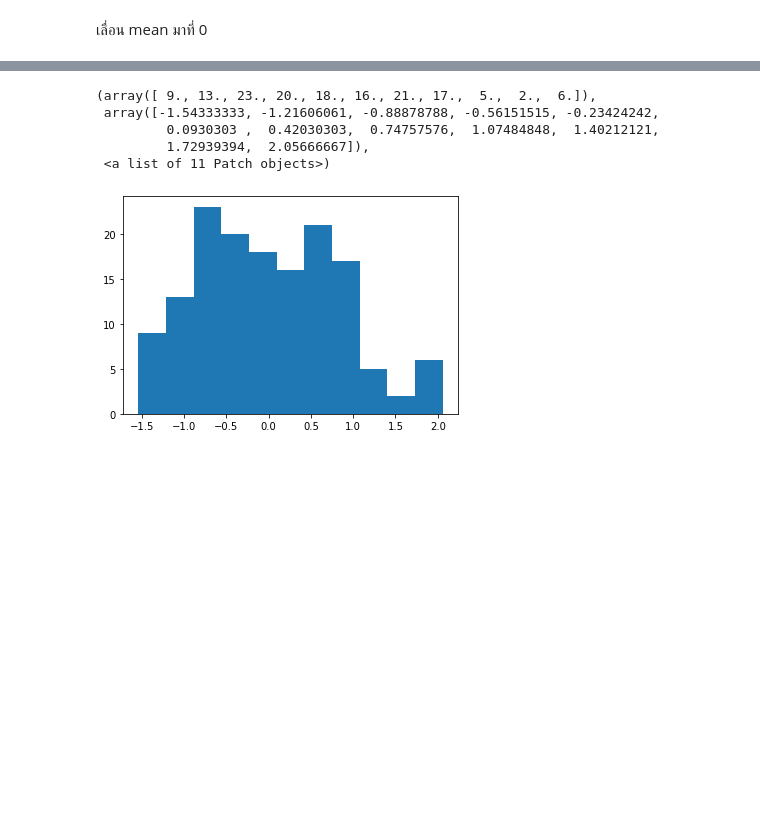
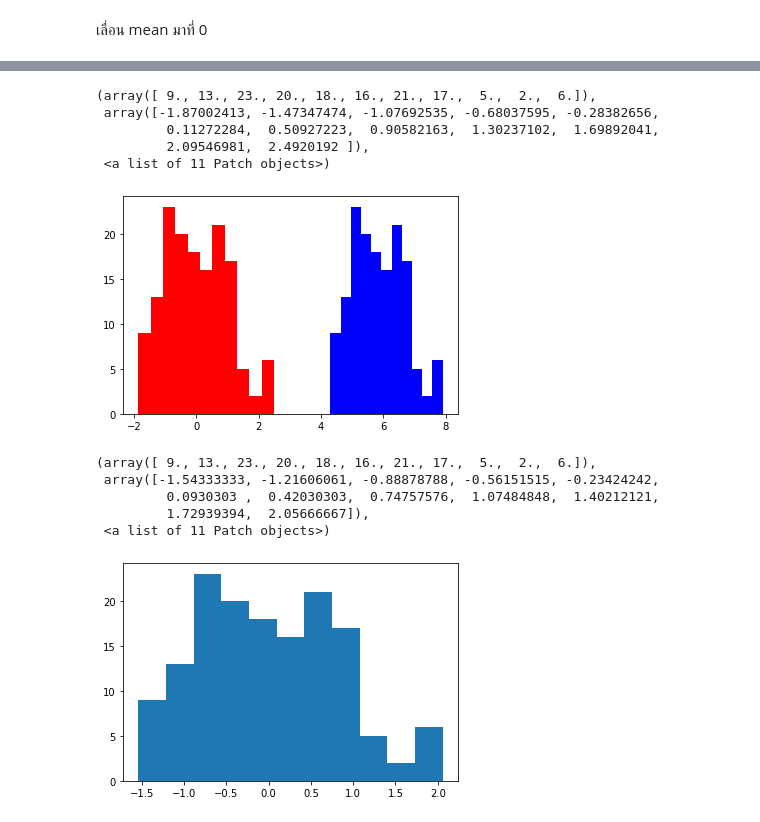
Before and after one commit to Jennapa-colab/multivariate, a Jupyter notebook: Chapter3_PCA.ipynb, the cells around one changed output, grey strips where cells are left out. Cells and saved outputs as stored; diff of their text form; code cells hidden in the pictures; blank space fills up the shorter version.

```diff
--- a/Chapter3_PCA.ipynb
+++ b/Chapter3_PCA.ipynb
@@ -102,0 +67,4 @@ array([[5.1, 4.9, 4.7, 4.6, 5. , 5.4, 4.6, 5. , 4.4, 4.9, 5.4, 4.8, 4.8,
+# %%
+#จากนั้นทำการเปลี่ยนเป็น column ก่อนนำ matrix ไปใช้
+data_matrixt2 = data_matrix.T
+print(data_matrixt2.shape)
@@ -174 +152,11 @@ plt.hist(data_matrix[0,:],bins = 'rice')
+# %%
+plt.hist(data_matrixt2[0,:],bins = 'rice',color = 'b')
+plt.hist(data_matrix_m1_std1[0,:],bins = 'rice',color = 'r')
+# %% [output]
+(array([ 9., 13., 23., 20., 18., 16., 21., 17.,  5.,  2.,  6.]),
+ array([-1.87002413, -1.47347474, -1.07692535, -0.68037595, -0.28382656,
+         0.11272284,  0.50927223,  0.90582163,  1.30237102,  1.69892041,
+         2.09546981,  2.4920192 ]),
+ <a list of 11 Patch objects>)
+[figure, added]
 # %%
```
Also changed, not shown: parts of 44 cells of this notebook.
